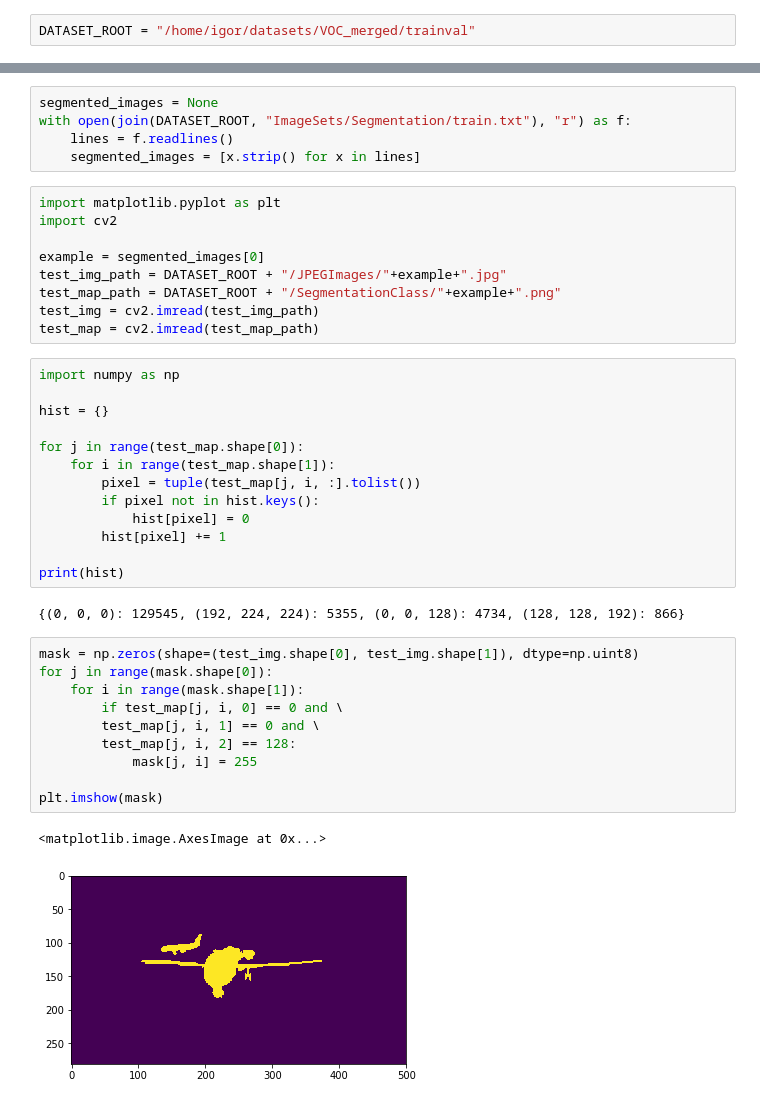
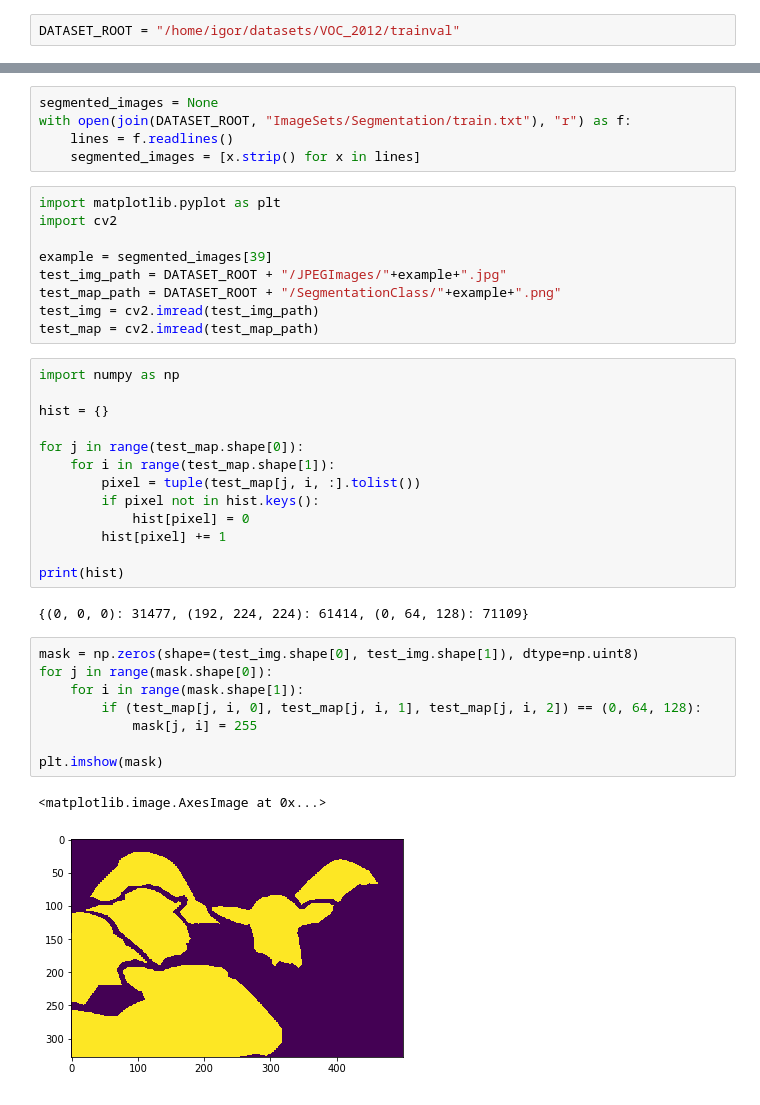
Before and after one commit to iolkhovsky/UNet_segmentator, a Jupyter notebook: VocSegmentationParser.ipynb, the cells around one changed output, grey strips where cells are left out. Saved outputs shown, nothing was run; the diff lists cells and outputs as text.

```diff
--- a/VocSegmentationParser.ipynb
+++ b/VocSegmentationParser.ipynb
@@ -1,5 +1,5 @@
 # %%
-DATASET_ROOT = "/home/igor/datasets/VOC_merged/trainval"
+DATASET_ROOT = "/home/igor/datasets/VOC_2012/trainval"
 # %%
 from glob import glob
 from os.path import join
@@ -15,7 +19,7 @@ with open(join(DATASET_ROOT, "ImageSets/Segmentation/train.txt"), "r") as f:
 import matplotlib.pyplot as plt
 import cv2
 
-example = segmented_images[0]
+example = segmented_images[39]
 test_img_path = DATASET_ROOT + "/JPEGImages/"+example+".jpg"
 test_map_path = DATASET_ROOT + "/SegmentationClass/"+example+".png"
 test_img = cv2.imread(test_img_path)
@@ -34,20 +38,18 @@ for j in range(test_map.shape[0]):
 
 print(hist)
 # %% [output]
-{(0, 0, 0): 129545, (192, 224, 224): 5355, (0, 0, 128): 4734, (128, 128, 192): 866}
+{(0, 0, 0): 31477, (192, 224, 224): 61414, (0, 64, 128): 71109}
 # %%
 mask = np.zeros(shape=(test_img.shape[0], test_img.shape[1]), dtype=np.uint8)
 for j in range(mask.shape[0]):
     for i in range(mask.shape[1]):
-        if test_map[j, i, 0] == 0 and \
-        test_map[j, i, 1] == 0 and \
-        test_map[j, i, 2] == 128:
+        if (test_map[j, i, 0], test_map[j, i, 1], test_map[j, i, 2]) == (0, 64, 128):
             mask[j, i] = 255
 
 plt.imshow(mask)
 # %% [output]
 <matplotlib.image.AxesImage at 0x...>
-[figure, old version]
+[figure, new version]
 # %%
 plt.imshow(test_img)
 # %% [output]
```
Also changed, not shown: parts of 4 cells of this notebook, 2 other files.
